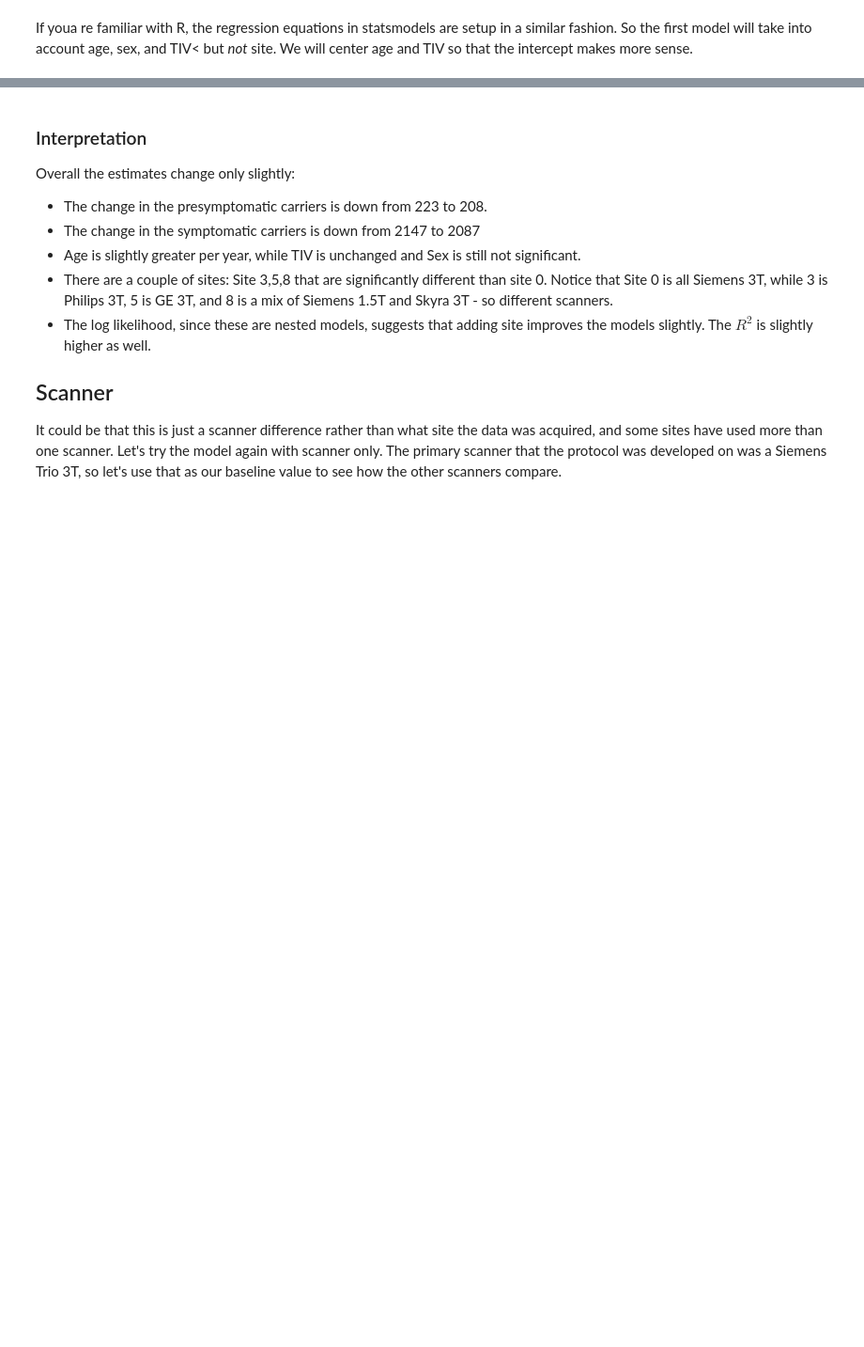
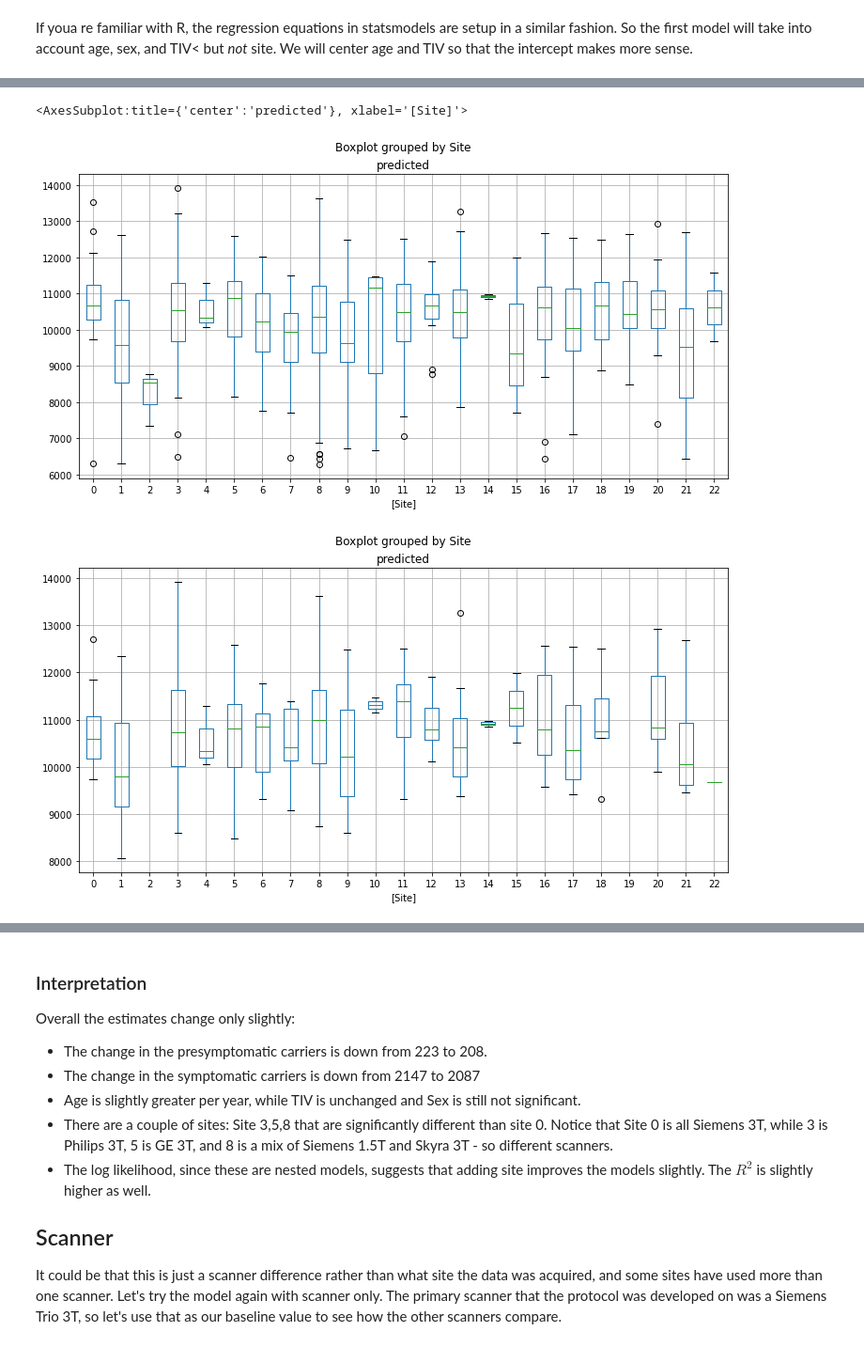
Before and after one commit to HealthBioscienceIDEAS/demon-imaging-harmonisation, a Jupyter notebook: harmonisation.ipynb, the cells around one changed output, grey strips where cells are left out. Shown: that part at 94% size. Saved outputs shown, nothing was run; the diff lists cells and outputs as text; code cells hidden in the pictures; blank space fills up the shorter version.

```diff
--- a/harmonisation.ipynb
+++ b/harmonisation.ipynb
@@ -115,0 +114,13 @@ Now we are going to add the site variable as a covariate to the equation.
+# %%
+df_xsec['predicted'] = results.predict()
+df_xsec.boxplot('predicted',by=['Site'],figsize=(12,6))
+df_nc=df_xsec.query('Group =="Non-carrier"')
+df_nc.boxplot('predicted',by=['Site'],figsize=(12,6))
+df_pmc=df_xsec.query('Group =="Presymptomatic"')
+df_pmc.boxplot('predicted',by=['Site'],figsize=(12,6))
+df_smc=df_xsec.query('Group =="Symptomatic"')
+df_smc.boxplot('predicted',by=['Site'],figsize=(12,6))
+# %% [output]
+<AxesSubplot:title={'center':'predicted'}, xlabel='[Site]'>
+[figure, added]
+[figure, added]
```
Also changed, not shown: parts of 12 cells of this notebook.
